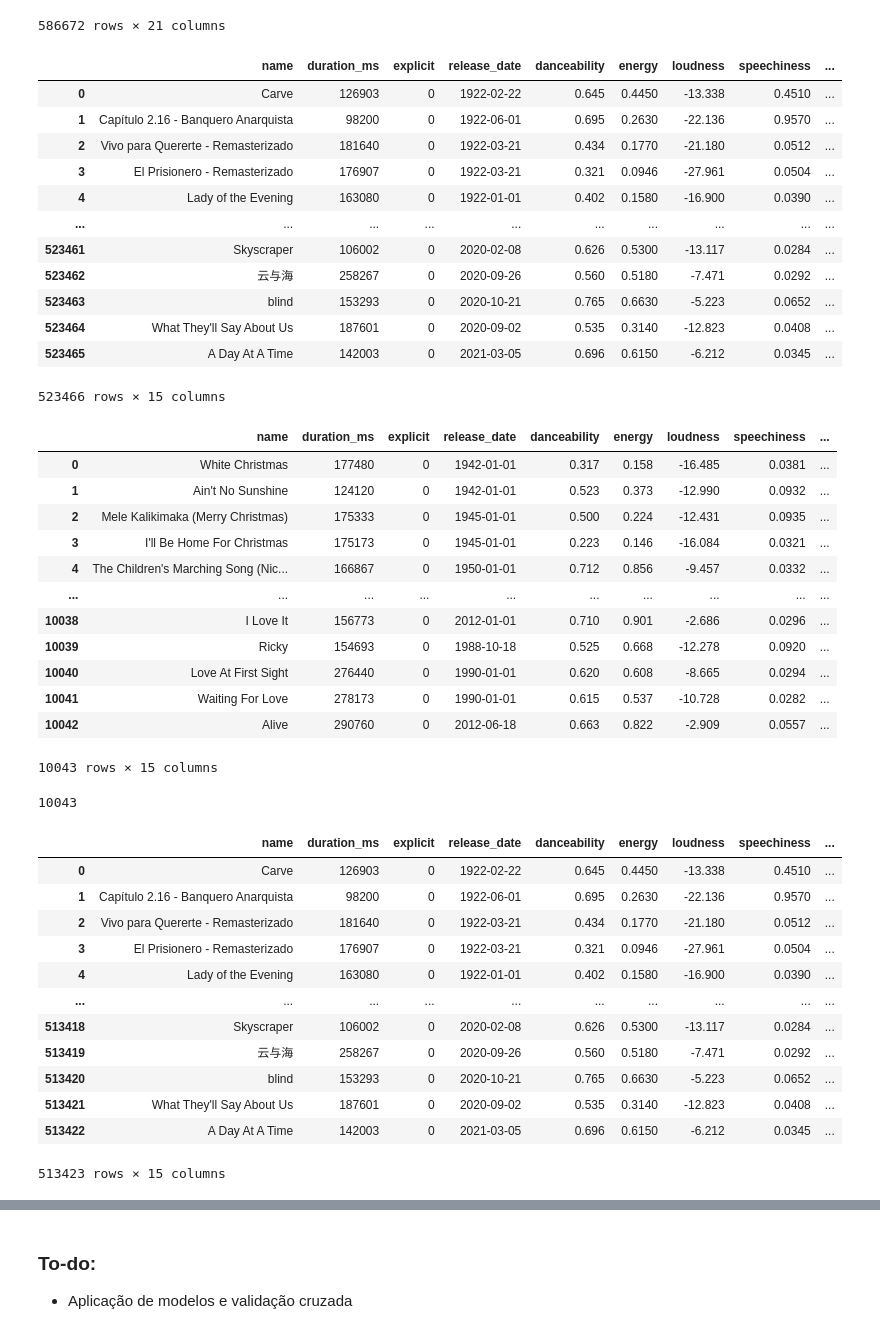
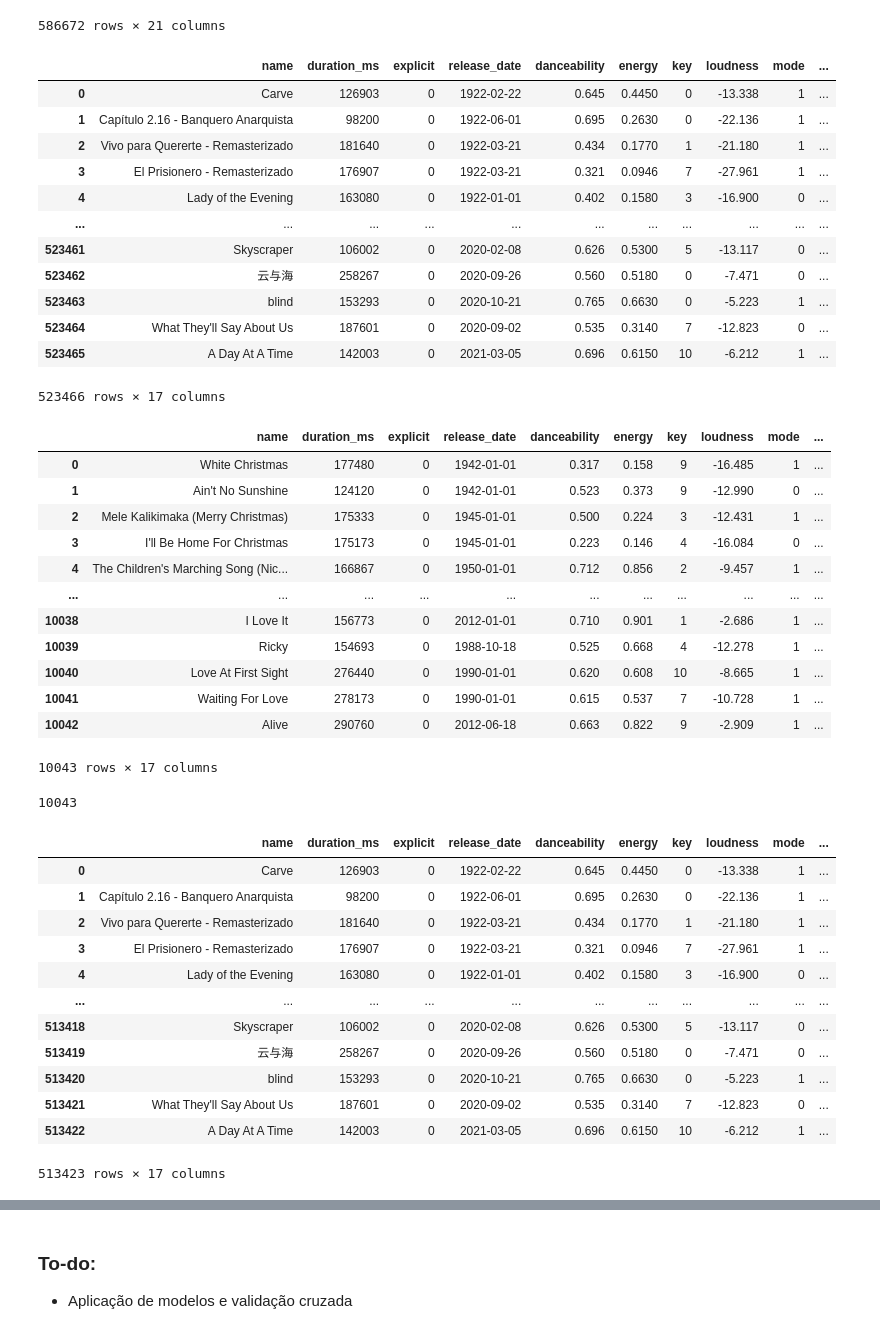
Before and after one commit to xRiku/gp-ufes, a Jupyter notebook: billboard_x_spotify.ipynb, the cells around one changed output, grey strips where cells are left out. Saved outputs shown, nothing was run; the diff lists cells and outputs as text; code cells hidden in the pictures.

```diff
--- a/billboard_x_spotify.ipynb
+++ b/billboard_x_spotify.ipynb
@@ -208,39 +208,39 @@ df
 586672 rows × 21 columns
 # %%
 # Por alguma razão, algumas músicas aparecem repetidas diversas vezes, portanto é necessario filtra-las
-merged_df = pd.merge(df, sanitized_entries, how='left', on=['name', 'artist']).drop(columns=['id', 'artists', 'id_artists', 'popularity','mode', 'key','time_signature']).drop_duplicates(['name', 'artist'], keep='first').reset_index(drop=True)
+merged_df = pd.merge(df, sanitized_entries, how='left', on=['name', 'artist']).drop(columns=['id', 'artists', 'id_artists', 'popularity','time_signature']).drop_duplicates(['name', 'artist'], keep='first').reset_index(drop=True)
 merged_df
 # %% [output]
-|  | name | duration_ms | explicit | release_date | danceability | energy | loudness | speechiness | ... |
-| 0 | Carve | 126903 | 0 | 1922-02-22 | 0.645 | 0.4450 | -13.338 | 0.4510 | ... |
-| 1 | Capítulo 2.16 - Banquero Anarquista | 98200 | 0 | 1922-06-01 | 0.695 | 0.2630 | -22.136 | 0.9570 | ... |
-| 2 | Vivo para Quererte - Remasterizado | 181640 | 0 | 1922-03-21 | 0.434 | 0.1770 | -21.180 | 0.0512 | ... |
-| 3 | El Prisionero - Remasterizado | 176907 | 0 | 1922-03-21 | 0.321 | 0.0946 | -27.961 | 0.0504 | ... |
-| 4 | Lady of the Evening | 163080 | 0 | 1922-01-01 | 0.402 | 0.1580 | -16.900 | 0.0390 | ... |
-| ... | ... | ... | ... | ... | ... | ... | ... | ... | ... |
-| 523461 | Skyscraper | 106002 | 0 | 2020-02-08 | 0.626 | 0.5300 | -13.117 | 0.0284 | ... |
-| 523462 | 云与海 | 258267 | 0 | 2020-09-26 | 0.560 | 0.5180 | -7.471 | 0.0292 | ... |
-| 523463 | blind | 153293 | 0 | 2020-10-21 | 0.765 | 0.6630 | -5.223 | 0.0652 | ... |
-| 523464 | What They'll Say About Us | 187601 | 0 | 2020-09-02 | 0.535 | 0.3140 | -12.823 | 0.0408 | ... |
-| 523465 | A Day At A Time | 142003 | 0 | 2021-03-05 | 0.696 | 0.6150 | -6.212 | 0.0345 | ... |
+|  | name | duration_ms | explicit | release_date | danceability | energy | key | loudness | mode | ... |
+| 0 | Carve | 126903 | 0 | 1922-02-22 | 0.645 | 0.4450 | 0 | -13.338 | 1 | ... |
+| 1 | Capítulo 2.16 - Banquero Anarquista | 98200 | 0 | 1922-06-01 | 0.695 | 0.2630 | 0 | -22.136 | 1 | ... |
+| 2 | Vivo para Quererte - Remasterizado | 181640 | 0 | 1922-03-21 | 0.434 | 0.1770 | 1 | -21.180 | 1 | ... |
+| 3 | El Prisionero - Remasterizado | 176907 | 0 | 1922-03-21 | 0.321 | 0.0946 | 7 | -27.961 | 1 | ... |
+| 4 | Lady of the Evening | 163080 | 0 | 1922-01-01 | 0.402 | 0.1580 | 3 | -16.900 | 0 | ... |
+| ... | ... | ... | ... | ... | ... | ... | ... | ... | ... | ... |
+| 523461 | Skyscraper | 106002 | 0 | 2020-02-08 | 0.626 | 0.5300 | 5 | -13.117 | 0 | ... |
+| 523462 | 云与海 | 258267 | 0 | 2020-09-26 | 0.560 | 0.5180 | 0 | -7.471 | 0 | ... |
+| 523463 | blind | 153293 | 0 | 2020-10-21 | 0.765 | 0.6630 | 0 | -5.223 | 1 | ... |
+| 523464 | What They'll Say About Us | 187601 | 0 | 2020-09-02 | 0.535 | 0.3140 | 7 | -12.823 | 0 | ... |
+| 523465 | A Day At A Time | 142003 | 0 | 2021-03-05 | 0.696 | 0.6150 | 10 | -6.212 | 1 | ... |
-523466 rows × 15 columns
+523466 rows × 17 columns
 # %%
 billboard_entries_df = merged_df[~merged_df['weeks'].isna()].reset_index(drop=True)
 billboard_entries_df
 # %% [output]
-|  | name | duration_ms | explicit | release_date | danceability | energy | loudness | speechiness | ... |
-| 0 | White Christmas | 177480 | 0 | 1942-01-01 | 0.317 | 0.158 | -16.485 | 0.0381 | ... |
-| 1 | Ain't No Sunshine | 124120 | 0 | 1942-01-01 | 0.523 | 0.373 | -12.990 | 0.0932 | ... |
-| 2 | Mele Kalikimaka (Merry Christmas) | 175333 | 0 | 1945-01-01 | 0.500 | 0.224 | -12.431 | 0.0935 | ... |
-| 3 | I'll Be Home For Christmas | 175173 | 0 | 1945-01-01 | 0.223 | 0.146 | -16.084 | 0.0321 | ... |
-| 4 | The Children's Marching Song (Nic... | 166867 | 0 | 1950-01-01 | 0.712 | 0.856 | -9.457 | 0.0332 | ... |
-| ... | ... | ... | ... | ... | ... | ... | ... | ... | ... |
-| 10038 | I Love It | 156773 | 0 | 2012-01-01 | 0.710 | 0.901 | -2.686 | 0.0296 | ... |
-| 10039 | Ricky | 154693 | 0 | 1988-10-18 | 0.525 | 0.668 | -12.278 | 0.0920 | ... |
-| 10040 | Love At First Sight | 276440 | 0 | 1990-01-01 | 0.620 | 0.608 | -8.665 | 0.0294 | ... |
-| 10041 | Waiting For Love | 278173 | 0 | 1990-01-01 | 0.615 | 0.537 | -10.728 | 0.0282 | ... |
-| 10042 | Alive | 290760 | 0 | 2012-06-18 | 0.663 | 0.822 | -2.909 | 0.0557 | ... |
+|  | name | duration_ms | explicit | release_date | danceability | energy | key | loudness | mode | ... |
+| 0 | White Christmas | 177480 | 0 | 1942-01-01 | 0.317 | 0.158 | 9 | -16.485 | 1 | ... |
+| 1 | Ain't No Sunshine | 124120 | 0 | 1942-01-01 | 0.523 | 0.373 | 9 | -12.990 | 0 | ... |
+| 2 | Mele Kalikimaka (Merry Christmas) | 175333 | 0 | 1945-01-01 | 0.500 | 0.224 | 3 | -12.431 | 1 | ... |
+| 3 | I'll Be Home For Christmas | 175173 | 0 | 1945-01-01 | 0.223 | 0.146 | 4 | -16.084 | 0 | ... |
+| 4 | The Children's Marching Song (Nic... | 166867 | 0 | 1950-01-01 | 0.712 | 0.856 | 2 | -9.457 | 1 | ... |
+| ... | ... | ... | ... | ... | ... | ... | ... | ... | ... | ... |
+| 10038 | I Love It | 156773 | 0 | 2012-01-01 | 0.710 | 0.901 | 1 | -2.686 | 1 | ... |
+| 10039 | Ricky | 154693 | 0 | 1988-10-18 | 0.525 | 0.668 | 4 | -12.278 | 1 | ... |
+| 10040 | Love At First Sight | 276440 | 0 | 1990-01-01 | 0.620 | 0.608 | 10 | -8.665 | 1 | ... |
+| 10041 | Waiting For Love | 278173 | 0 | 1990-01-01 | 0.615 | 0.537 | 7 | -10.728 | 1 | ... |
+| 10042 | Alive | 290760 | 0 | 2012-06-18 | 0.663 | 0.822 | 9 | -2.909 | 1 | ... |
-10043 rows × 15 columns
+10043 rows × 17 columns
 # %%
 total_in_billboard = len(billboard_entries_df)
 total_in_billboard
@@ -250,19 +250,19 @@ total_in_billboard
 sanitized_merged_df = merged_df[merged_df['weeks'].isna()].reset_index(drop=True)
 sanitized_merged_df
 # %% [output]
-|  | name | duration_ms | explicit | release_date | danceability | energy | loudness | speechiness | ... |
-| 0 | Carve | 126903 | 0 | 1922-02-22 | 0.645 | 0.4450 | -13.338 | 0.4510 | ... |
-| 1 | Capítulo 2.16 - Banquero Anarquista | 98200 | 0 | 1922-06-01 | 0.695 | 0.2630 | -22.136 | 0.9570 | ... |
-| 2 | Vivo para Quererte - Remasterizado | 181640 | 0 | 1922-03-21 | 0.434 | 0.1770 | -21.180 | 0.0512 | ... |
-| 3 | El Prisionero - Remasterizado | 176907 | 0 | 1922-03-21 | 0.321 | 0.0946 | -27.961 | 0.0504 | ... |
-| 4 | Lady of the Evening | 163080 | 0 | 1922-01-01 | 0.402 | 0.1580 | -16.900 | 0.0390 | ... |
-| ... | ... | ... | ... | ... | ... | ... | ... | ... | ... |
-| 513418 | Skyscraper | 106002 | 0 | 2020-02-08 | 0.626 | 0.5300 | -13.117 | 0.0284 | ... |
-| 513419 | 云与海 | 258267 | 0 | 2020-09-26 | 0.560 | 0.5180 | -7.471 | 0.0292 | ... |
-| 513420 | blind | 153293 | 0 | 2020-10-21 | 0.765 | 0.6630 | -5.223 | 0.0652 | ... |
-| 513421 | What They'll Say About Us | 187601 | 0 | 2020-09-02 | 0.535 | 0.3140 | -12.823 | 0.0408 | ... |
-| 513422 | A Day At A Time | 142003 | 0 | 2021-03-05 | 0.696 | 0.6150 | -6.212 | 0.0345 | ... |
+|  | name | duration_ms | explicit | release_date | danceability | energy | key | loudness | mode | ... |
+| 0 | Carve | 126903 | 0 | 1922-02-22 | 0.645 | 0.4450 | 0 | -13.338 | 1 | ... |
+| 1 | Capítulo 2.16 - Banquero Anarquista | 98200 | 0 | 1922-06-01 | 0.695 | 0.2630 | 0 | -22.136 | 1 | ... |
+| 2 | Vivo para Quererte - Remasterizado | 181640 | 0 | 1922-03-21 | 0.434 | 0.1770 | 1 | -21.180 | 1 | ... |
+| 3 | El Prisionero - Remasterizado | 176907 | 0 | 1922-03-21 | 0.321 | 0.0946 | 7 | -27.961 | 1 | ... |
+| 4 | Lady of the Evening | 163080 | 0 | 1922-01-01 | 0.402 | 0.1580 | 3 | -16.900 | 0 | ... |
+| ... | ... | ... | ... | ... | ... | ... | ... | ... | ... | ... |
+| 513418 | Skyscraper | 106002 | 0 | 2020-02-08 | 0.626 | 0.5300 | 5 | -13.117 | 0 | ... |
+| 513419 | 云与海 | 258267 | 0 | 2020-09-26 | 0.560 | 0.5180 | 0 | -7.471 | 0 | ... |
+| 513420 | blind | 153293 | 0 | 2020-10-21 | 0.765 | 0.6630 | 0 | -5.223 | 1 | ... |
+| 513421 | What They'll Say About Us | 187601 | 0 | 2020-09-02 | 0.535 | 0.3140 | 7 | -12.823 | 0 | ... |
+| 513422 | A Day At A Time | 142003 | 0 | 2021-03-05 | 0.696 | 0.6150 | 10 | -6.212 | 1 | ... |
-513423 rows × 15 columns
+513423 rows × 17 columns
 # %%
 samples_df = sanitized_merged_df.sample(n=total_in_billboard)
 samples_df
```
Also changed, not shown: parts of 18 cells of this notebook.
